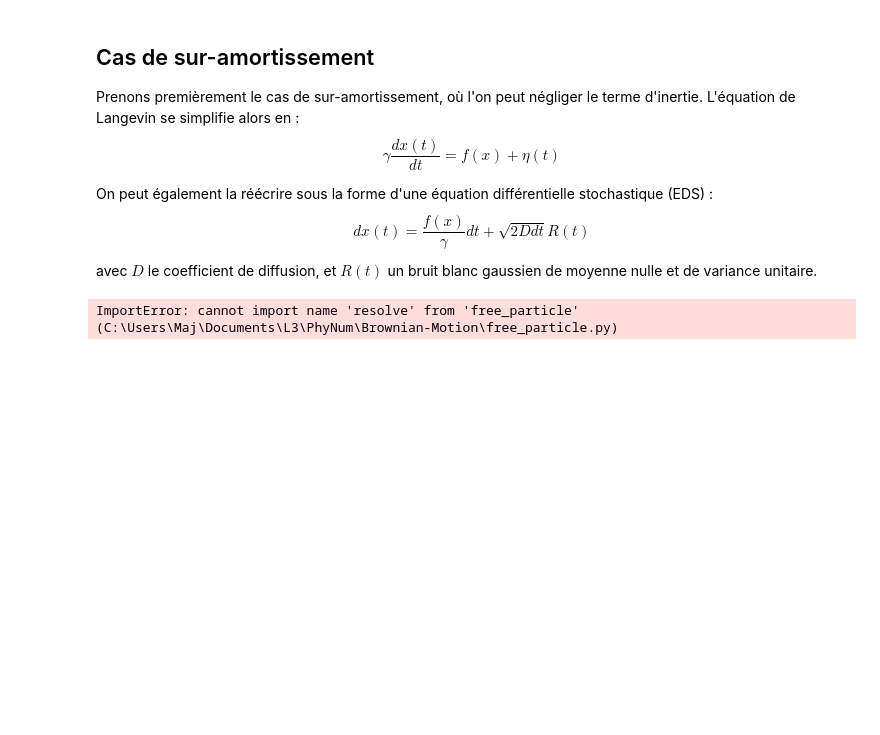
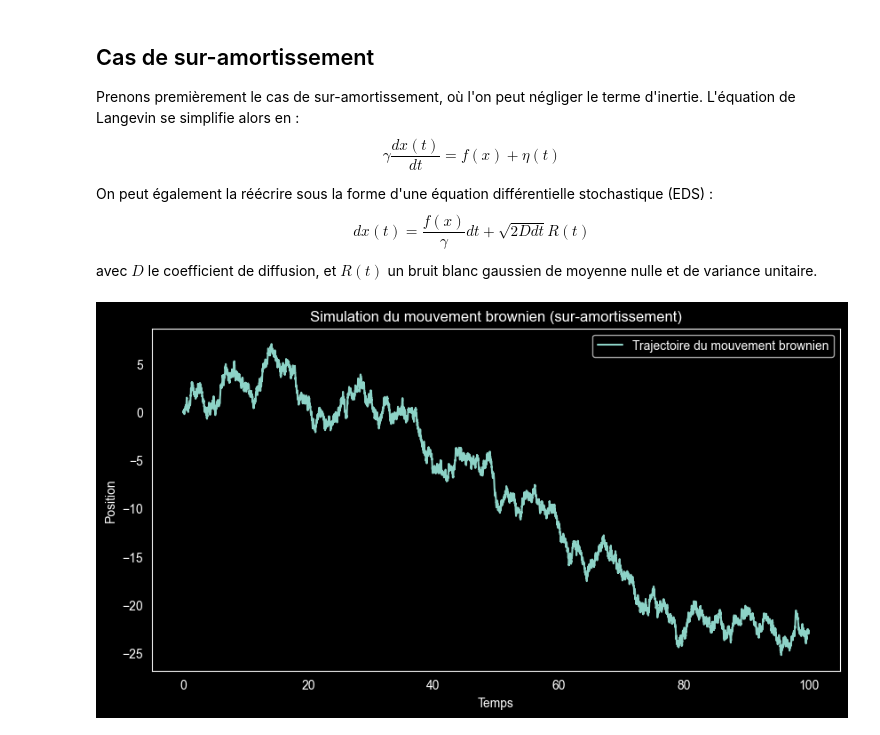
Before and after one commit to ostix360/Brownian-Motion, a Jupyter notebook: CR.ipynb, the cells around one changed output. Saved outputs shown, nothing was run; the diff lists cells and outputs as text; code cells hidden in the pictures; blank space fills up the shorter version.

```diff
--- a/CR.ipynb
+++ b/CR.ipynb
@@ -22,28 +22,29 @@ avec $D$ le coefficient de diffusion, et $R(t)$ un bruit blanc gaussien de moyen
 # %%
 import numpy as np
 import matplotlib.pyplot as plt
 from free_particle import euler_maruyama
 
 # Paramètres de la simulation
 step = 10000 # Nombre de pas de temps
 dt = 0.01 # Pas de temps
 gamma = 1.0 # Coefficient de friction
 D = 1.0 # Coefficient de diffusion
 x0 = 0.0 # Position initiale
 
 # Simulation du mouvement brownien
 T = step*dt # Temps total de simulation
-x = euler_maruyama(f, x0, gamma, D, T, dt)
+x = euler_maruyama(D, gamma, T, dt )
 t = np.arange(0, T, dt)
 
 # Tracé de la trajectoire
 plt.figure(figsize=(10, 5))
+
 plt.plot(t, x, label='Trajectoire du mouvement brownien')
 plt.xlabel('Temps')
 plt.ylabel('Position')
 plt.title('Simulation du mouvement brownien (sur-amortissement)')
 plt.legend()
 plt.grid()
 plt.show()
 # %% [output]
-ImportError: cannot import name 'resolve' from 'free_particle' (C:\Users\Maj\Documents\L3\PhyNum\Brownian-Motion\free_particle.py)
+[figure, added]
```
